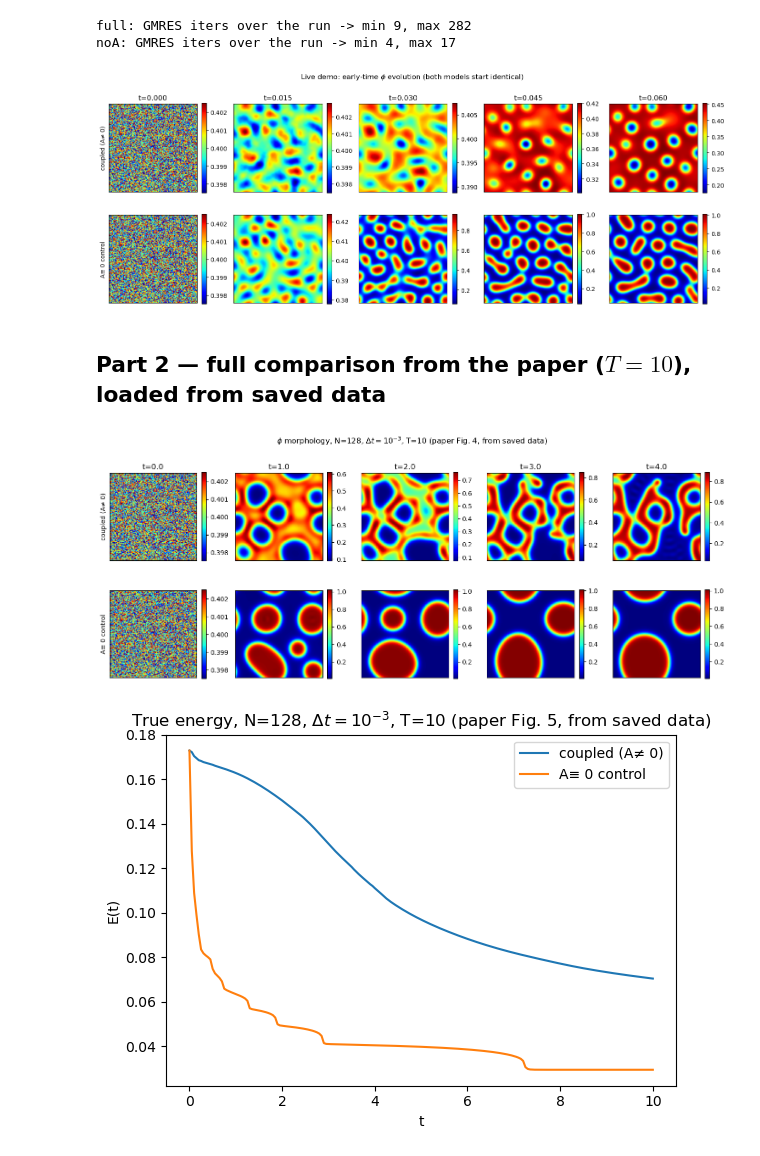
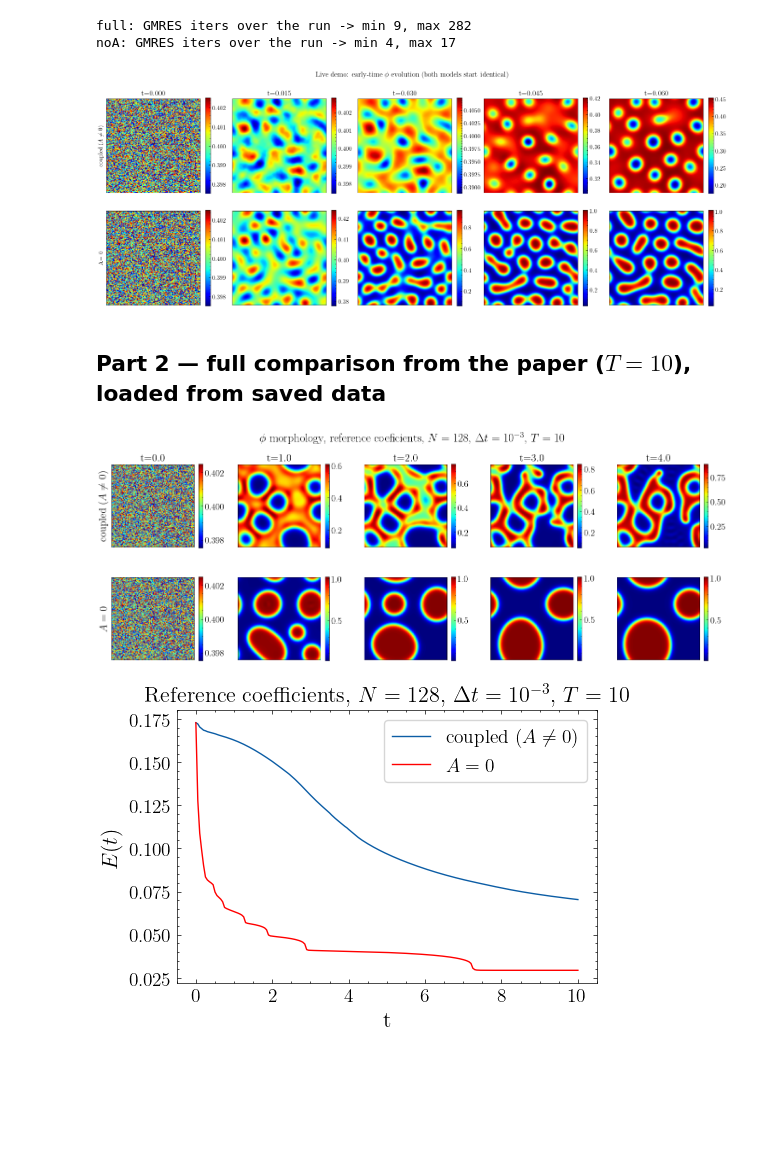
Before and after one commit to RiteshBhola/chq-sav-scheme, a Jupyter notebook: notebooks/chq_vs_ch_demo.ipynb, the cells around one changed output. Drawn from its saved outputs; the diff is of its cells as text; code cells hidden in the pictures; blank space fills up the shorter version.

```diff
--- a/notebooks/chq_vs_ch_demo.ipynb
+++ b/notebooks/chq_vs_ch_demo.ipynb
@@ -15,10 +15,26 @@ sys.path.insert(0, os.path.abspath(os.path.join("..", "chq_sav")))
 
 import numpy as np
 import matplotlib.pyplot as plt
-
+import scienceplots
+plt.style.use(['science'])
 import chq_sav as sav
 from chqpy_coef import chqpy_coefficients, make_ic
 from dealias import dealias_filter
+
+plt.rcParams.update({
+    "text.usetex": True,
+    "text.latex.preamble": r"""
+        \usepackage{amsmath}
+        \usepackage{amssymb}
+        \usepackage{type1cm}
+    """,
+    "font.size": 18,
+    "axes.titlesize": 16,
+    "axes.labelsize": 16,
+    "xtick.labelsize": 14,
+    "ytick.labelsize": 14,
+    "legend.fontsize": 14,
+})
 # %% [markdown]
 ## Part 1 — short live run (both models, $N=128$, 60 steps, $T=0.06$)
 # %%
@@ -67,7 +83,7 @@ for case in ("full", "noA"):
 full: GMRES iters over the run -> min 9, max 282
 noA: GMRES iters over the run -> min 4, max 17
 # %%
-labels = {"full": "coupled (A\u2260 0)", "noA": "A\u2261 0 control"}
+labels = {"full": "coupled ($A \\neq 0$)", "noA": "A= 0"}
 ncols = len(demo["full"][0])
 fig, axes = plt.subplots(2, ncols, figsize=(3 * ncols, 6))
 for i, case in enumerate(("full", "noA")):
@@ -85,45 +101,47 @@ fig.suptitle("Live demo: early-time $\\phi$ evolution (both models start identic
 plt.tight_layout()
 plt.show()
 # %% [output]
-[figure, old version]
+[figure, new version]
 # %% [markdown]
 ## Part 2 — full comparison from the paper ($T=10$), loaded from saved data
 # %%
 data_dir = os.path.join("..", "data")
 snap_coupled = np.load(os.path.join(data_dir, "snapshots_coupled.npz"))
 snap_noA = np.load(os.path.join(data_dir, "snapshots_noA.npz"))
 
-rows = [("coupled (A\u2260 0)", snap_coupled), ("A\u2261 0 control", snap_noA)]
+rows = [("coupled ($A\\neq$ 0)", snap_coupled), ("$A=0$", snap_noA)]
 fig, axes = plt.subplots(2, 5, figsize=(14, 6))
 for i, (label, d) in enumerate(rows):
     for j in range(5):
         phi = d["phi"][j]
         ax = axes[i, j]
         im = ax.imshow(phi.T, origin="lower", cmap="jet",
                         vmin=phi.min(), vmax=phi.max(), extent=[0, 1, 0, 1])
         if i == 0:
             ax.set_title(f"t={d['t'][j]:.1f}")
         ax.set_xticks([])
         ax.set_yticks([])
         plt.colorbar(im, ax=ax, fraction=0.046)
     axes[i, 0].set_ylabel(label)
-fig.suptitle("$\\phi$ morphology, N=128, $\\Delta t=10^{-3}$, T=10 (paper Fig. 4, from saved data)")
+fig.suptitle("$\\phi$ morphology, reference coeficients, $N=128$, $\\Delta t=10^{-3}$, $T=10$",fontsize=18,y=0.92)
 plt.tight_layout()
+plt.savefig("Figs/fig_chqpy_W3_morph.pdf")
 plt.show()
 # %% [output]
-[figure, old version]
+[figure, new version]
 # %%
 e_coupled = np.load(os.path.join(data_dir, "energy_coupled.npz"))
 e_noA = np.load(os.path.join(data_dir, "energy_noA.npz"))
 
-plt.figure(figsize=(6, 4.5))
-plt.plot(e_coupled["t"], e_coupled["E"], label="coupled (A\u2260 0)")
-plt.plot(e_noA["t"], e_noA["E"], label="A\u2261 0 control")
+plt.figure(figsize=(5.5, 4))
+plt.plot(e_coupled["t"], e_coupled["E"], label="coupled ($A \\neq 0$)")
+plt.plot(e_noA["t"], e_noA["E"], label="$A=0$",color="red")
 plt.xlabel("t")
-plt.ylabel("E(t)")
-plt.title("True energy, N=128, $\\Delta t=10^{-3}$, T=10 (paper Fig. 5, from saved data)")
-plt.legend()
+plt.ylabel("$E(t)$")
+plt.title("Reference coefficients, $N=128$, $\\Delta t=10^{-3}$, $T=10$")
+plt.legend(frameon=True)
 plt.tight_layout()
+plt.savefig("Figs/fig_chqpy_W3_energy.pdf")
 plt.show()
 # %% [output]
-[figure, old version]
+[figure, new version]
```
Also changed, not shown: 6 other files.
